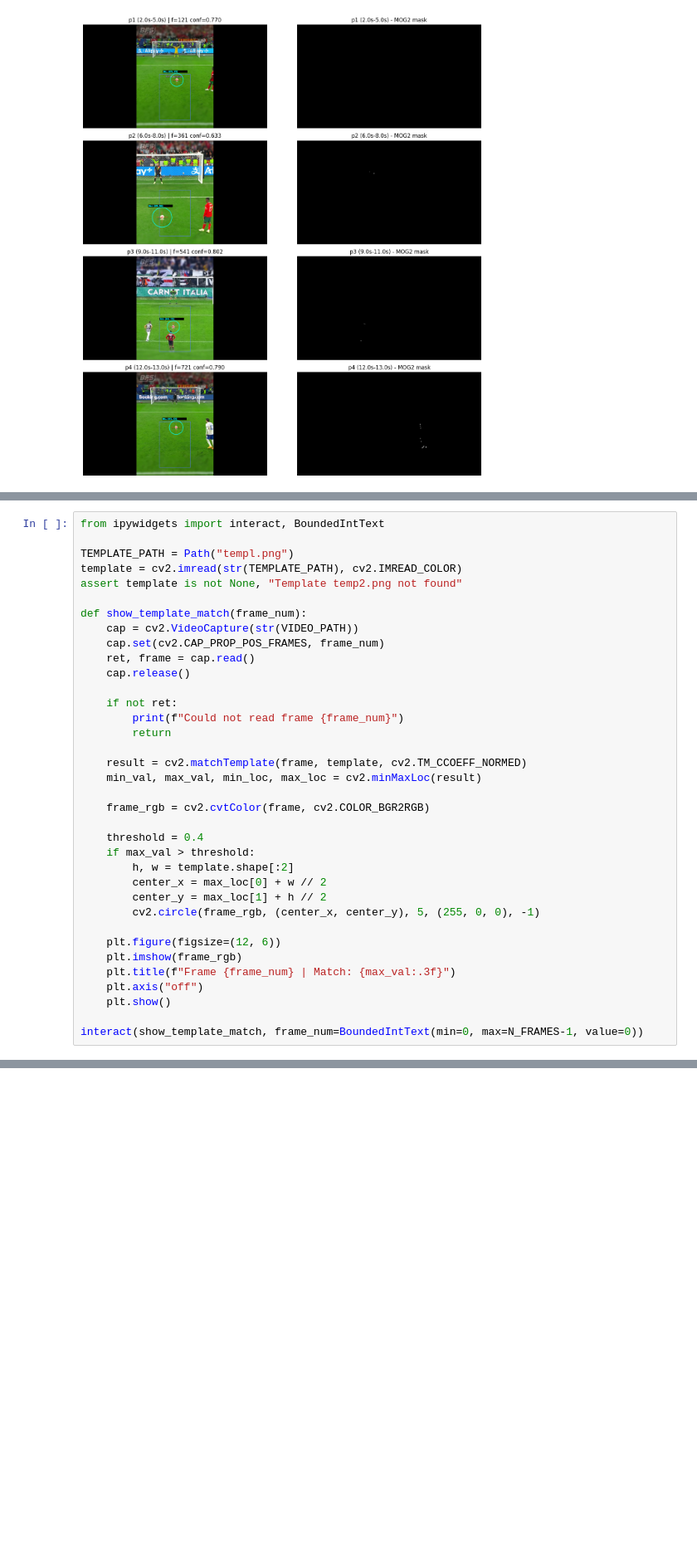
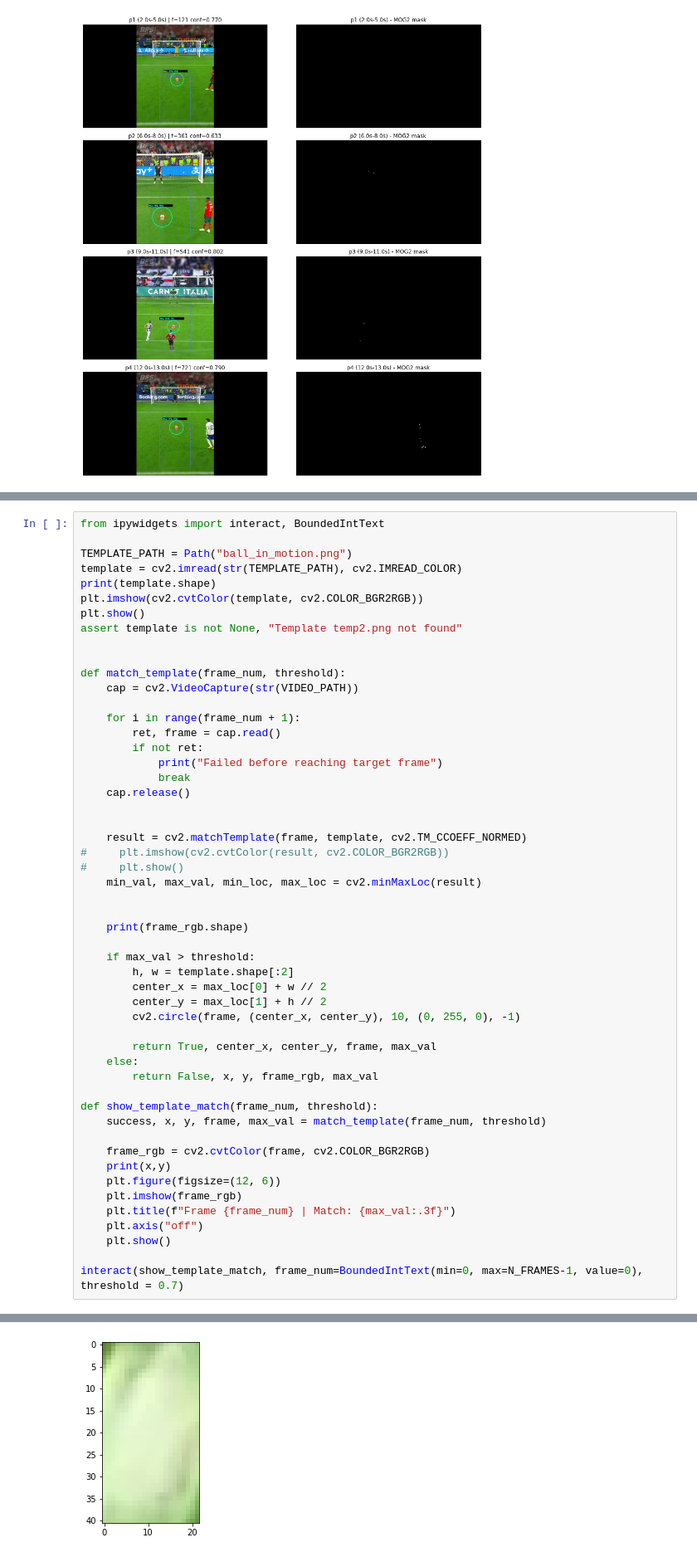
Before and after one commit to AlejandroB10/visual-tracking-goalkeeper-assistant, a Jupyter notebook: visual-tracking-goalkeeper.ipynb, the cells around one changed output, grey strips where cells are left out. Shown at 83% size. Drawn from its saved outputs; the diff is of its cells as text; blank space fills up the shorter version.

```diff
--- a/visual-tracking-goalkeeper.ipynb
+++ b/visual-tracking-goalkeeper.ipynb
@@ -683,37 +614,53 @@ interactive(children=(BoundedIntText(value=0, description='frame_num', max=832),
 # %%
 from ipywidgets import interact, BoundedIntText
 
-TEMPLATE_PATH = Path("templ.png")
+TEMPLATE_PATH = Path("ball_in_motion.png")
 template = cv2.imread(str(TEMPLATE_PATH), cv2.IMREAD_COLOR)
+print(template.shape)
+plt.imshow(cv2.cvtColor(template, cv2.COLOR_BGR2RGB))
+plt.show()
 assert template is not None, "Template temp2.png not found"
 
-def show_template_match(frame_num):
+
+def match_template(frame_num, threshold):
     cap = cv2.VideoCapture(str(VIDEO_PATH))
-    cap.set(cv2.CAP_PROP_POS_FRAMES, frame_num)
-    ret, frame = cap.read()
+
+    for i in range(frame_num + 1):
+        ret, frame = cap.read()
+        if not ret:
+            print("Failed before reaching target frame")
+            break
     cap.release()
 
-    if not ret:
-        print(f"Could not read frame {frame_num}")
-        return
 
     result = cv2.matchTemplate(frame, template, cv2.TM_CCOEFF_NORMED)
+#     plt.imshow(cv2.cvtColor(result, cv2.COLOR_BGR2RGB))
+#     plt.show()
     min_val, max_val, min_loc, max_loc = cv2.minMaxLoc(result)
 
-    frame_rgb = cv2.cvtColor(frame, cv2.COLOR_BGR2RGB)
 
-    threshold = 0.4
+    print(frame_rgb.shape)
+
     if max_val > threshold:
         h, w = template.shape[:2]
         center_x = max_loc[0] + w // 2
         center_y = max_loc[1] + h // 2
-        cv2.circle(frame_rgb, (center_x, center_y), 5, (255, 0, 0), -1)
+        cv2.circle(frame, (center_x, center_y), 10, (0, 255, 0), -1)
 
+        return True, center_x, center_y, frame, max_val
+    else:
+        return False, x, y, frame_rgb, max_val
+
+def show_template_match(frame_num, threshold):
+    success, x, y, frame, max_val = match_template(frame_num, threshold)
+
+    frame_rgb = cv2.cvtColor(frame, cv2.COLOR_BGR2RGB)
+    print(x,y)
     plt.figure(figsize=(12, 6))
     plt.imshow(frame_rgb)
     plt.title(f"Frame {frame_num} | Match: {max_val:.3f}")
     plt.axis("off")
     plt.show()
 
-interact(show_template_match, frame_num=BoundedIntText(min=0, max=N_FRAMES-1, value=0))
+interact(show_template_match, frame_num=BoundedIntText(min=0, max=N_FRAMES-1, value=0), threshold = 0.7)
 # %% [output]
@@ -720,0 +668 @@ interactive(children=(BoundedIntText(value=0, description='frame_num', max=832),
+[figure, added]
```
Also changed, not shown: parts of 11 cells of this notebook, 2 other files.
